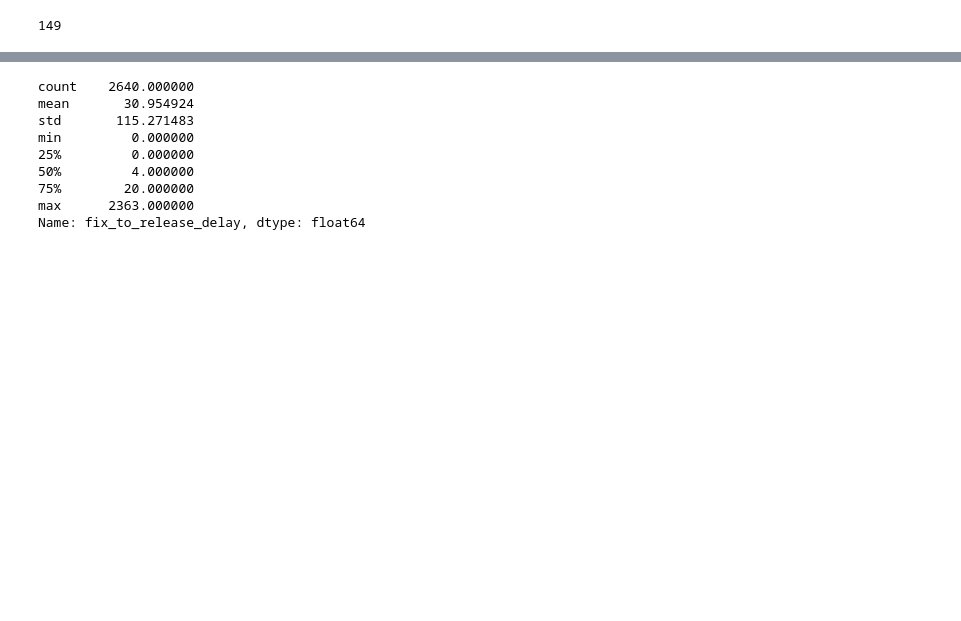
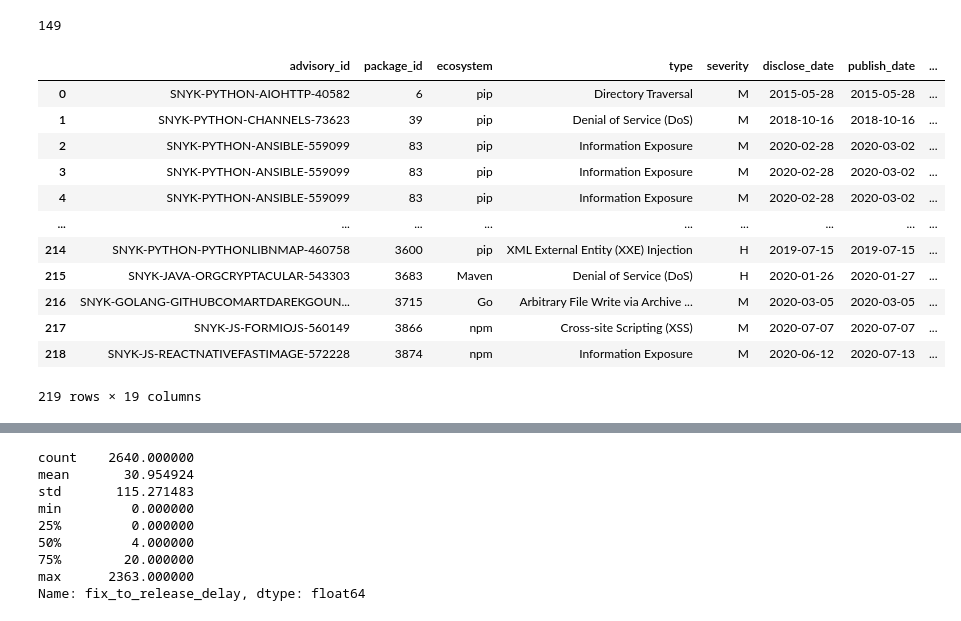
Before and after one commit to nasifimtiazohi/advisory-lifecycle, a Jupyter notebook: data_explore/rq1.ipynb, the cells around one changed output, grey strips where cells are left out. Drawn from its saved outputs; the diff is of its cells as text; code cells hidden in the pictures; blank space fills up the shorter version.

```diff
--- a/data_explore/rq1.ipynb
+++ b/data_explore/rq1.ipynb
@@ -181,5 +189,23 @@ wrong.to_csv('delaylessthanzero.csv', index=False)
 len(wrong)
 # %% [output]
 149
+# %%
+temp = df[df['fix_to_publish_delay']<0]
+temp = pd.merge(temp, ifcve)
+temp
+# %% [output]
+|  | advisory_id | package_id | ecosystem | type | severity | disclose_date | publish_date | ... |
+| 0 | SNYK-PYTHON-AIOHTTP-40582 | 6 | pip | Directory Traversal | M | 2015-05-28 | 2015-05-28 | ... |
+| 1 | SNYK-PYTHON-CHANNELS-73623 | 39 | pip | Denial of Service (DoS) | M | 2018-10-16 | 2018-10-16 | ... |
+| 2 | SNYK-PYTHON-ANSIBLE-559099 | 83 | pip | Information Exposure | M | 2020-02-28 | 2020-03-02 | ... |
+| 3 | SNYK-PYTHON-ANSIBLE-559099 | 83 | pip | Information Exposure | M | 2020-02-28 | 2020-03-02 | ... |
+| 4 | SNYK-PYTHON-ANSIBLE-559099 | 83 | pip | Information Exposure | M | 2020-02-28 | 2020-03-02 | ... |
+| ... | ... | ... | ... | ... | ... | ... | ... | ... |
+| 214 | SNYK-PYTHON-PYTHONLIBNMAP-460758 | 3600 | pip | XML External Entity (XXE) Injection | H | 2019-07-15 | 2019-07-15 | ... |
+| 215 | SNYK-JAVA-ORGCRYPTACULAR-543303 | 3683 | Maven | Denial of Service (DoS) | H | 2020-01-26 | 2020-01-27 | ... |
+| 216 | SNYK-GOLANG-GITHUBCOMARTDAREKGOUN... | 3715 | Go | Arbitrary File Write via Archive ... | M | 2020-03-05 | 2020-03-05 | ... |
+| 217 | SNYK-JS-FORMIOJS-560149 | 3866 | npm | Cross-site Scripting (XSS) | M | 2020-07-07 | 2020-07-07 | ... |
+| 218 | SNYK-JS-REACTNATIVEFASTIMAGE-572228 | 3874 | npm | Information Exposure | M | 2020-06-12 | 2020-07-13 | ... |
+219 rows × 19 columns
 # %%
 df= df[df['fix_to_release_delay'] >= 0]
```
Also changed, not shown: parts of 3 cells of this notebook, 2 other files.
